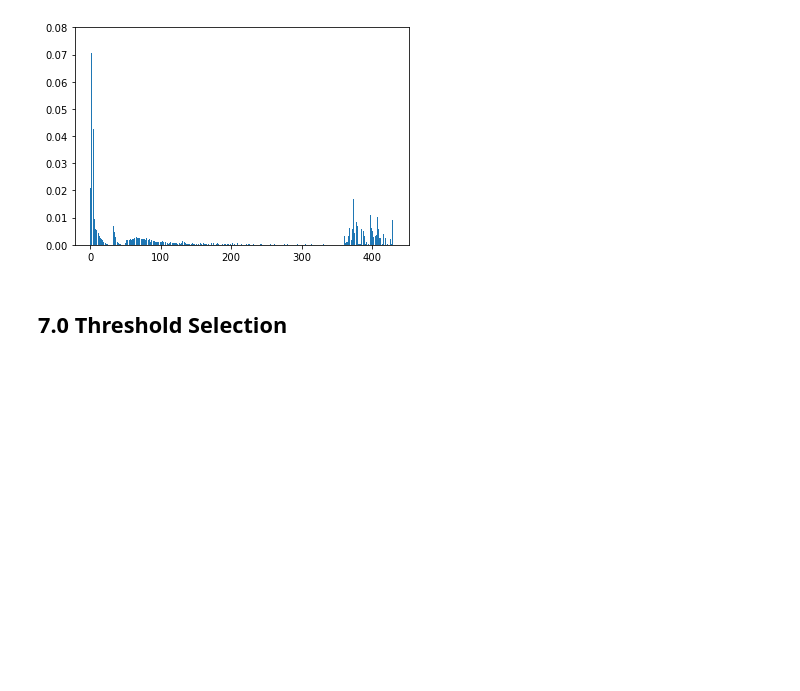
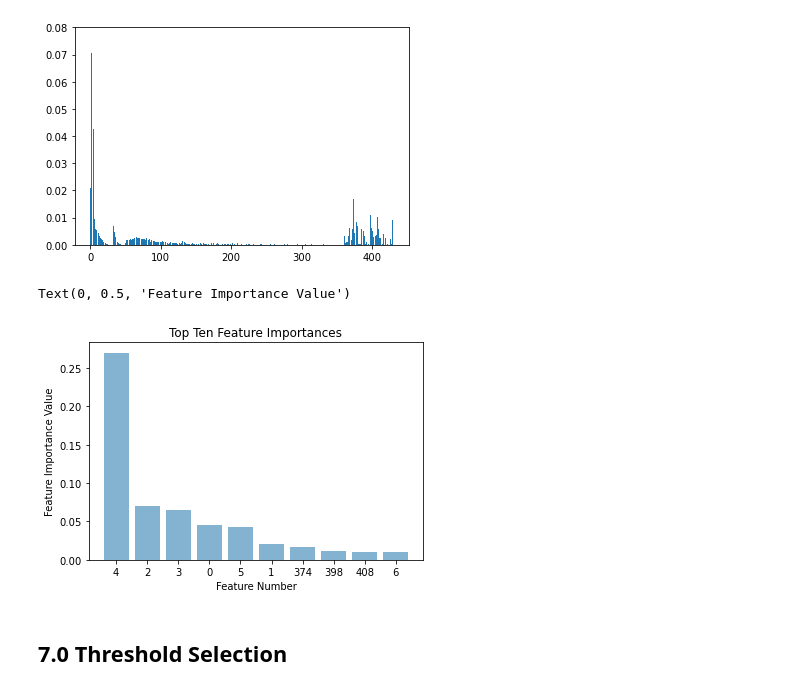
Before and after one commit to algakovic/Online_Shoppers_Intention, a Jupyter notebook: Online_Shoppers_Intent.ipynb, the cells around one changed output. Cells and saved outputs as stored; diff of their text form; code cells hidden in the pictures; blank space fills up the shorter version.

Commit message:
correct top ten feature importance graph and delete copy of ipynb file

```diff
--- a/Online_Shoppers_Intent.ipynb
+++ b/Online_Shoppers_Intent.ipynb
@@ -790,6 +790,18 @@ Region_1, Score: 0.011
 TrafficType_2, Score: 0.01
 Administrative_0, Score: 0.01
 [figure]
+# %%
+# Plot top ten importances
+plt.bar(range(1, 11), [x[1] for x in sorted_list[:10]],
+             tick_label=[x[0] for x in sorted_list[:10]],
+             color = (0.2,0.5,0.7,0.6))
+
+plt.title('Top Ten Feature Importances')
+plt.xlabel('Feature Number')
+plt.ylabel('Feature Importance Value')
+# %% [output]
+Text(0, 0.5, 'Feature Importance Value')
+[figure, added]
 # %% [markdown]
 ## 7.0 Threshold Selection
 # %%
```
